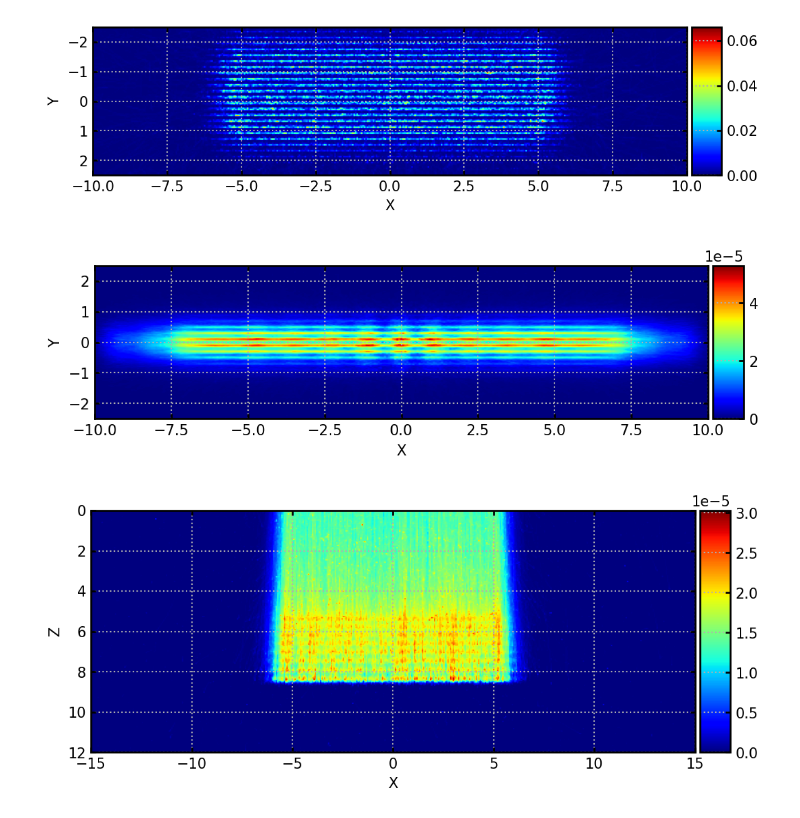
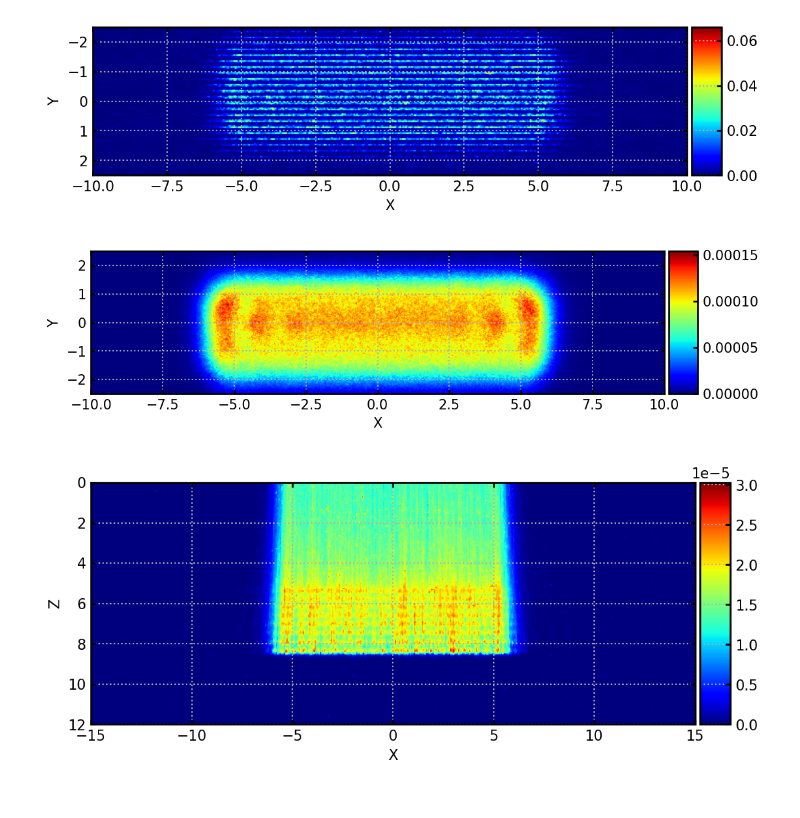
Before and after one commit to sewerininc/fluka_simulations, a Jupyter notebook: python_notebook/first test.ipynb, the cells around one changed output. Saved outputs shown, nothing was run; the diff lists cells and outputs as text; code cells hidden in the pictures.

Commit message:
testing data

```diff
--- a/python_notebook/first test.ipynb
+++ b/python_notebook/first test.ipynb
@@ -385,15 +414,27 @@ def plot_branch(A, Z):
     return
 
 
-def load_dat_file(path: str, columns: list):
+def load_dat_file(path: str, columns: list, whole=True):
     data = np.loadtxt(path)
-    columns.append("Unc")
-    columns.append("Value")
+    if whole:
+        columns.append("Unc")
+        columns.append("Value")
     df = pd.DataFrame(data=data, columns=columns)
     return df
 
 
-def plotter_treat(path, dims, swap_dims=False, ylim=None, xlim=None):
+def plot_onedim(path):
+    df = load_dat_file(path, ["Z", "extra", "Value", "Unc"], whole=False)
+    fig, ax = plt.subplots(figsize=(8,4))
+    ax.plot(df["Z"].values, df["Value"].values)
+    # These two are unc plot
+    # ax.plot(df["Z"].values, df["Value"].values + df["Value"].values*df["Unc"].values/100, color="silver")
+    # ax.plot(df["Z"].values, df["Value"].values - df["Value"].values*df["Unc"].values/100, color="silver")
+    return
+
+
+
+def plotter_treat(path, dims, swap_dims=False, ylim=None, xlim=None, noax=False, ptvplace=None, fills=None):
     xs = 1
     ys = 0
     if swap_dims:
@@ -402,8 +443,11 @@ def plotter_treat(path, dims, swap_dims=False, ylim=None, xlim=None):
     df = load_dat_file(path, dims)
     data = pd.pivot_table(df, index=dims[0], columns=dims[1], values="Unc")
     fig, ax = plt.subplots(figsize=(8,4))
-    im = ax.imshow(data, extent=[df[dims[xs]].min(), df[dims[xs]].max(), df[dims[ys]].max(), df[dims[ys]].min()]
-                   , cmap="jet")
+    if noax:
+        im = ax.imshow(data)
+    else:
+        im = ax.imshow(data, extent=[df[dims[xs]].min(), df[dims[xs]].max(),
+                                     df[dims[ys]].max(), df[dims[ys]].min()])
     ax.set_xlabel(dims[0])
     ax.set_ylabel(dims[1])
     if ylim is not None:
@@ -413,9 +457,21 @@ def plotter_treat(path, dims, swap_dims=False, ylim=None, xlim=None):
     ax.set_aspect('equal', adjustable='box')
     ax.autoscale(enable=None, axis="x", tight=True)
     ax.autoscale(enable=None, axis="y", tight=True)
+    if ptvplace is not None:
+        ax.text(ptvplace[0], ptvplace[1], "PTV", fontsize=14, verticalalignment='top')
+    if fills is not None:
+        plt.fill_betweenx(fills[0], fills[1], fills[2], alpha=0.5, color="silver")
 
     divider = make_axes_locatable(ax)
     cax = divider.append_axes("right", size="5%", pad=0.05)
     fig.colorbar(im, cax=cax)
     return
+
+
+def final_df(paths):
+    tungsten = get_tot_df(paths).reset_index()
+    t = tungsten.loc[tungsten["Bq"] > tungsten.describe()["Bq"].loc["25%"]].copy()
+    t["Half life"] = [catch(A, Z) for A, Z in zip(t["A"], t["Z"])]
+    t["decay modes"] = [catch_decay_type(A, Z) for A, Z in zip(t["A"], t["Z"])]
+    return t
 # %% [markdown]
@@ -478,9 +547,9 @@ plotter_treat(treatmentplan_grid[1], ["X", "Y"], swap_dims=False) # before water
 # %% [output]
 [figure]
 # %%
-plotter_treat(treatmentplan_grid[2], ["X", "Y"], swap_dims=False, ylim=[-2.5, 2.5], xlim=[-10,10]) # in water z: [1:12]
+plotter_treat(treatmentplan_grid[5], ["X", "Y"], swap_dims=False, ylim=[-2.5, 2.5], xlim=[-10,10]) # in water z: [1:12]
 # %% [output]
-[figure, old version]
+[figure, new version]
 # %%
 plotter_treat(treatmentplan_grid[3], ["X", "Z"], xlim=[-15, 15]) # in water y: [-10:10]
 # %% [output]
```
Also changed, not shown: parts of 55 cells of this notebook, 1 other file.
